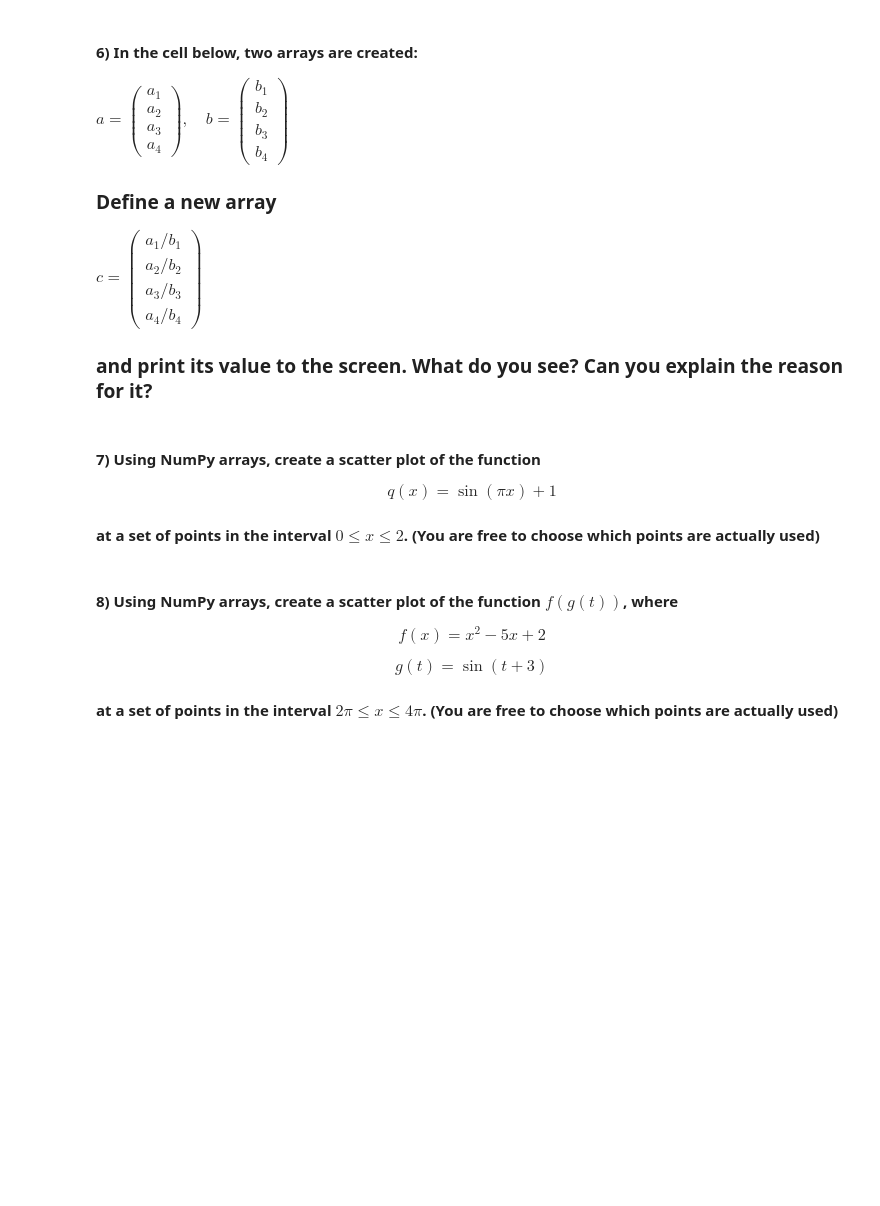
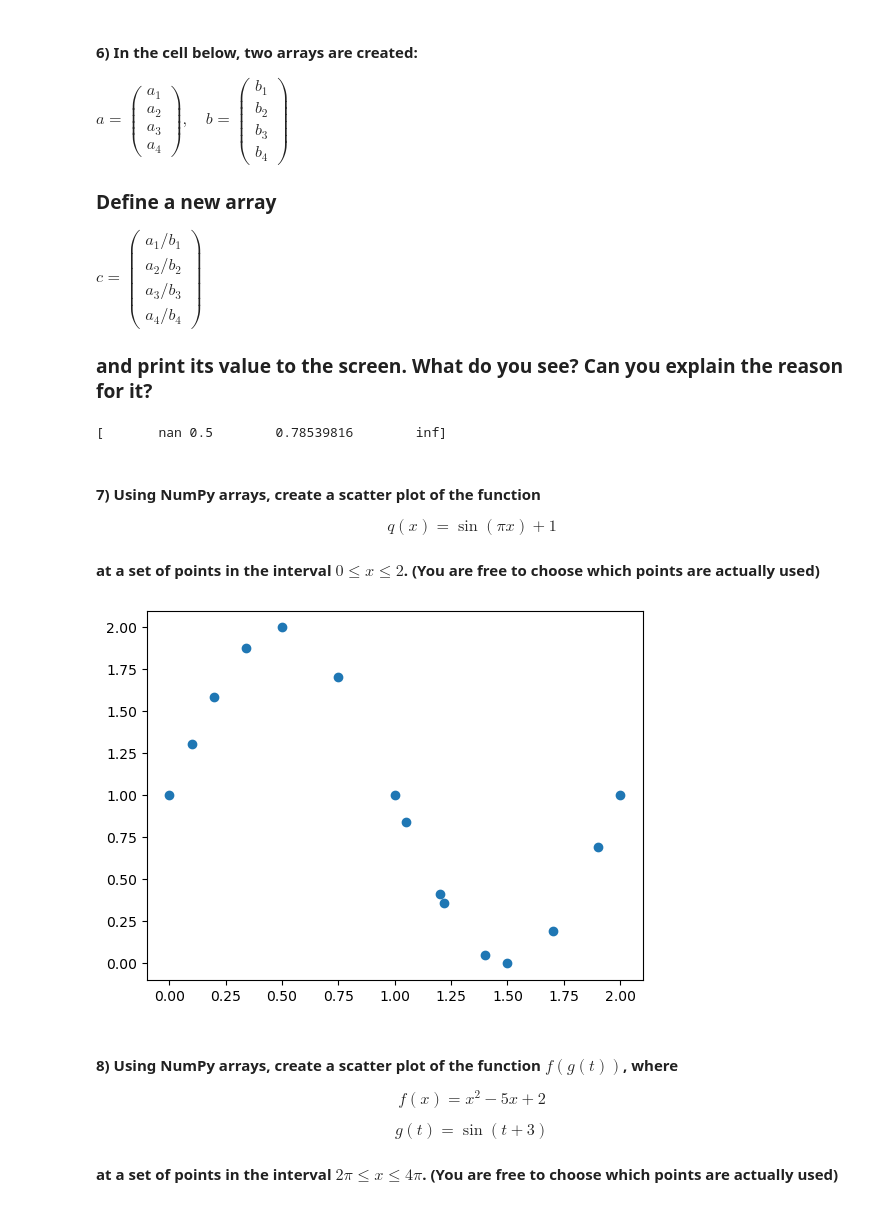
Before and after one commit to larissay23/datasci151spring2026, a Jupyter notebook: lecture_06/lecture_06 copy.ipynb, the cells around one changed output. Drawn from its saved outputs; the diff is of its cells as text; code cells hidden in the pictures; blank space fills up the shorter version.

```diff
--- a/lecture_06/lecture_06 copy.ipynb
+++ b/lecture_06/lecture_06 copy.ipynb
@@ -645,6 +698,13 @@ a = np.array([0, 1.0, np.pi, np.cos(np.pi/12)])
 b = np.array([0, 2.0, 4, 0])
 
 # your code here
+c = a/b
+print(c)
+#you get nan for not a number because 0/0 has no mathematically meaningful value
+#inf comes from nonzero/0
+#numpy retursn nan and inf and raises a runtime warning and lets the program continue
+# %% [output]
+[       nan 0.5        0.78539816        inf]
 # %% [markdown]
 #### **7)** Using NumPy arrays, create a scatter plot of the function
 
@@ -653,6 +713,12 @@ $$q(x) = \sin(\pi x) + 1$$
 #### at a set of points in the interval $0 \leq x \leq 2$. (You are free to choose which points are actually used)
 # %%
 # your code here
+x_vals = np.array([0, 0.1, 0.2, 0.34, 0.5, 0.75, 1, 1.05, 1.2, 1.22, 1.4, 1.5, 1.7, 1.9, 2])
+f_of_t = np.sin(np.pi*x_vals) + 1
+plt.scatter(x = x_vals, y = f_of_t)
+plt.show()
+# %% [output]
+[figure, added]
 # %% [markdown]
 #### **8)** Using NumPy arrays, create a scatter plot of the function $f(g(t))$, where
 
```
Also changed, not shown: parts of 11 cells of this notebook.
